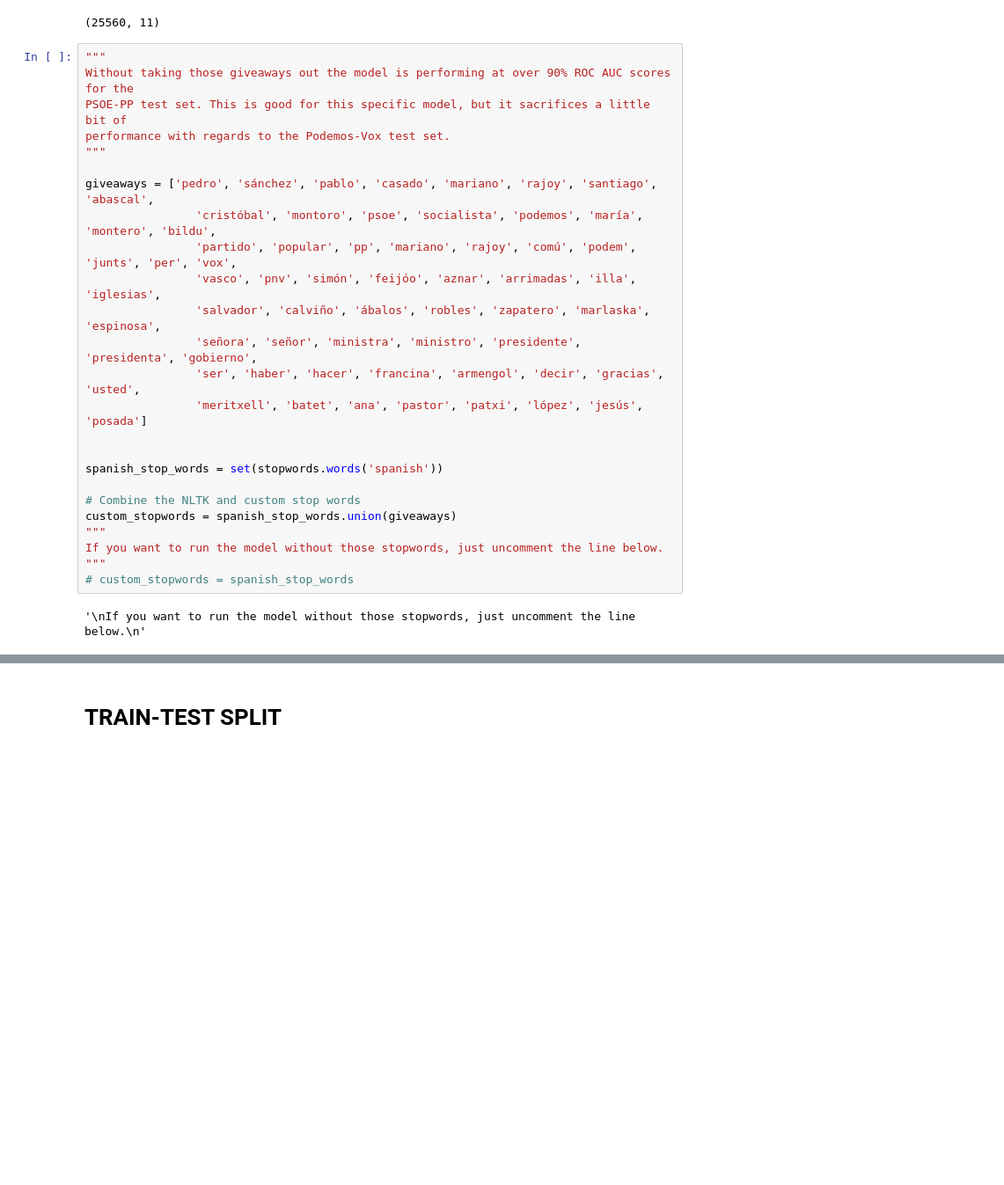
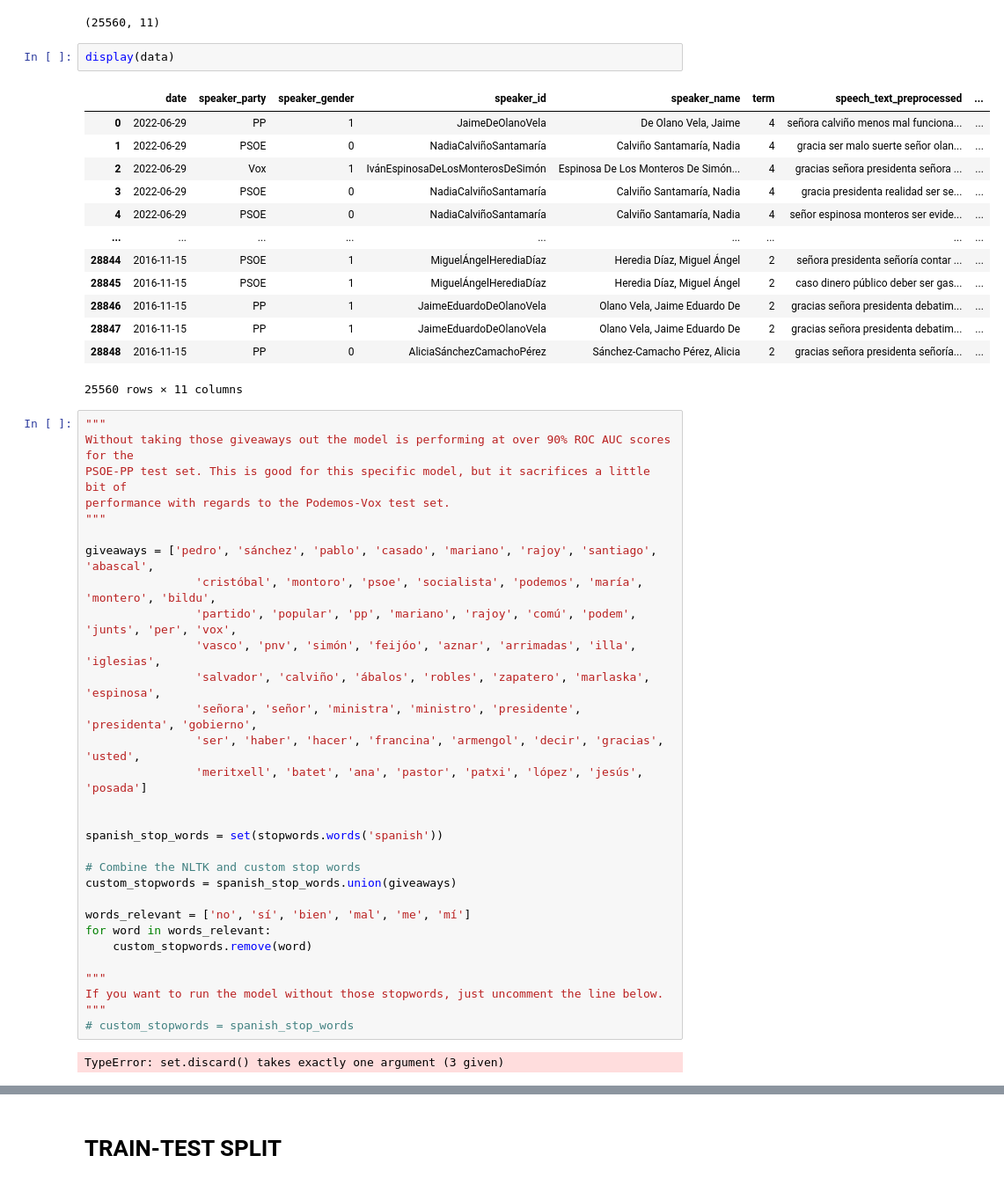
Before and after one commit to guill-mr/Speech_Classification_in_Spanish_Parliament_with_Transformers, a Jupyter notebook: Transformer_model.ipynb, the cells around one changed output, grey strips where cells are left out. Shown at 88% size. Cells and saved outputs as stored; diff of their text form; blank space fills up the shorter version.

Commit message:
Reran RF_XGB baseline with an addition to the stopwords list

```diff
--- a/Transformer_model.ipynb
+++ b/Transformer_model.ipynb
@@ -194,6 +194,22 @@ data = brickwall_limiter(data, 'speech_text_preprocessed_tokenized', min_len)
 print(data.shape)
 # %% [output]
 (25560, 11)
+# %%
+display(data)
+# %% [output]
+|  | date | speaker_party | speaker_gender | speaker_id | speaker_name | term | speech_text_preprocessed | ... |
+| 0 | 2022-06-29 | PP | 1 | JaimeDeOlanoVela | De Olano Vela, Jaime | 4 | señora calviño menos mal funciona... | ... |
+| 1 | 2022-06-29 | PSOE | 0 | NadiaCalviñoSantamaría | Calviño Santamaría, Nadia | 4 | gracia ser malo suerte señor olan... | ... |
+| 2 | 2022-06-29 | Vox | 1 | IvánEspinosaDeLosMonterosDeSimón | Espinosa De Los Monteros De Simón... | 4 | gracias señora presidenta señora ... | ... |
+| 3 | 2022-06-29 | PSOE | 0 | NadiaCalviñoSantamaría | Calviño Santamaría, Nadia | 4 | gracia presidenta realidad ser se... | ... |
+| 4 | 2022-06-29 | PSOE | 0 | NadiaCalviñoSantamaría | Calviño Santamaría, Nadia | 4 | señor espinosa monteros ser evide... | ... |
+| ... | ... | ... | ... | ... | ... | ... | ... | ... |
+| 28844 | 2016-11-15 | PSOE | 1 | MiguelÁngelHerediaDíaz | Heredia Díaz, Miguel Ángel | 2 | señora presidenta señoría contar ... | ... |
+| 28845 | 2016-11-15 | PSOE | 1 | MiguelÁngelHerediaDíaz | Heredia Díaz, Miguel Ángel | 2 | caso dinero público deber ser gas... | ... |
+| 28846 | 2016-11-15 | PP | 1 | JaimeEduardoDeOlanoVela | Olano Vela, Jaime Eduardo De | 2 | gracias señora presidenta debatim... | ... |
+| 28847 | 2016-11-15 | PP | 1 | JaimeEduardoDeOlanoVela | Olano Vela, Jaime Eduardo De | 2 | gracias señora presidenta debatim... | ... |
+| 28848 | 2016-11-15 | PP | 0 | AliciaSánchezCamachoPérez | Sánchez-Camacho Pérez, Alicia | 2 | gracias señora presidenta señoría... | ... |
+25560 rows × 11 columns
 # %%
 """
 Without taking those giveaways out the model is performing at over 90% ROC AUC scores for the
@@ -215,9 +231,14 @@ spanish_stop_words = set(stopwords.words('spanish'))
 
 # Combine the NLTK and custom stop words
 custom_stopwords = spanish_stop_words.union(giveaways)
+
+words_relevant = ['no', 'sí', 'bien', 'mal', 'me', 'mí']
+for word in words_relevant:
+    custom_stopwords.remove(word)
+
 """
 If you want to run the model without those stopwords, just uncomment the line below.
 """
 # custom_stopwords = spanish_stop_words
 # %% [output]
-'\nIf you want to run the model without those stopwords, just uncomment the line below.\n'
+TypeError: set.discard() takes exactly one argument (3 given)
```
Also changed, not shown: parts of 5 cells of this notebook, 1 other file.
